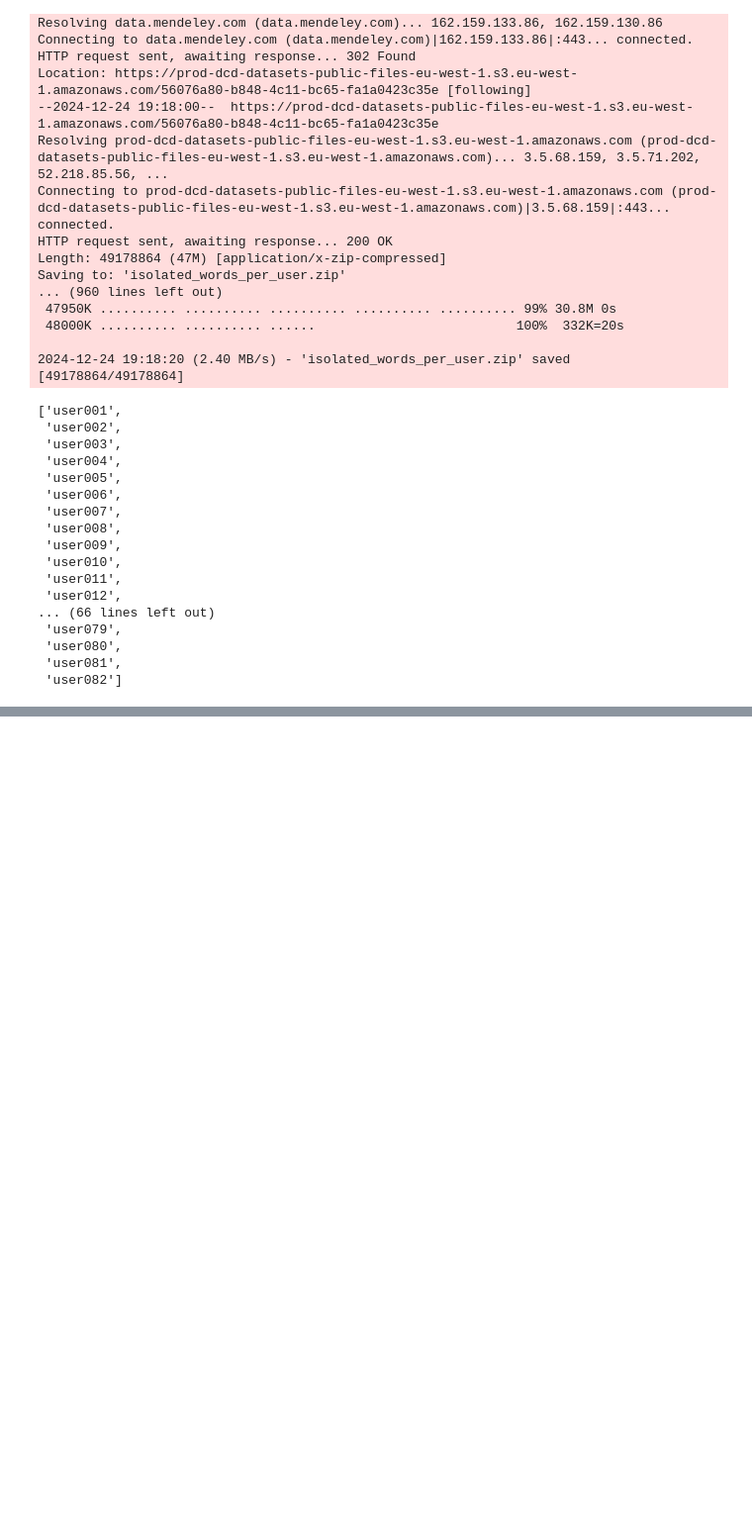
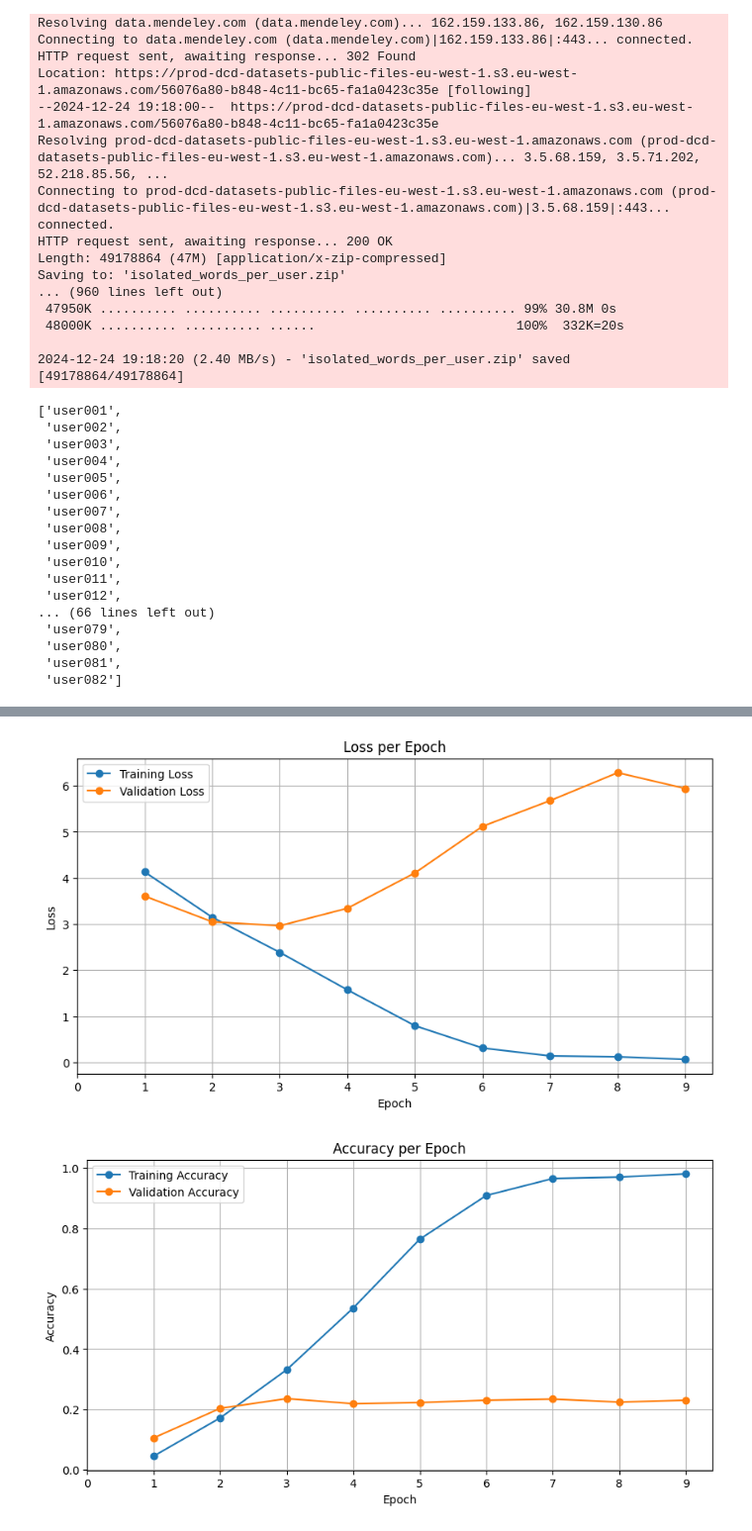
Before and after one commit to Mohammed-Abed-Alkareem/Arabic-Handwriting-Identification-Deep-Learning, a Jupyter notebook: projectCode/file.ipynb, the cells around one changed output, grey strips where cells are left out. Shown at 99% size. Drawn from its saved outputs; the diff is of its cells as text; code cells hidden in the pictures; blank space fills up the shorter version.

```diff
--- a/projectCode/file.ipynb
+++ b/projectCode/file.ipynb
@@ -172,0 +238,10 @@ Clipping input data to the valid range for imshow with RGB data ([0..1] for floa
+# %%
+net = NetCNN()
+
+device = torch.device('cuda:0'if torch.cuda.is_available() else'cpu')
+# Assuming that we are on a CUDA machine, this should print a CUDA device:
+print(device)
+
+net.to(device)
+
+torch.cuda.get_device_name(0)
@@ -172,0 +262,6 @@ Clipping input data to the valid range for imshow with RGB data ([0..1] for floa
+# %%
+import torch.optim as optim
+
+criterion = nn.CrossEntropyLoss()
+#adam optimizer
+optimizer = optim.Adam(net.parameters(), lr=0.001)
@@ -172,0 +383,28 @@ Clipping input data to the valid range for imshow with RGB data ([0..1] for floa
+# %%
+# Plotting the average loss per epoch
+plt.figure(figsize=(10, 5))
+plt.plot(range(1, len(epoch_loss_history) + 1), epoch_loss_history, marker='o', label='Training Loss')
+plt.plot(range(1, len(epoch_val_loss_history) + 1), epoch_val_loss_history, marker='o', label='Validation Loss')
+plt.title('Loss per Epoch')
+plt.xlabel('Epoch')
+plt.ylabel('Loss')
+plt.xticks(range(epoch+2))
+plt.legend()
+plt.grid(True)
+plt.show()
+
+
+# Plotting the accuracy per epoch
+plt.figure(figsize=(10, 5))
+plt.plot(range(1, len(epoch_train_acc_history) + 1), epoch_train_acc_history, marker='o', label='Training Accuracy')
+plt.plot(range(1, len(epoch_val_acc_history) + 1), epoch_val_acc_history, marker='o', label='Validation Accuracy')
+plt.title('Accuracy per Epoch')
+plt.xlabel('Epoch')
+plt.ylabel('Accuracy')
+plt.xticks(range(epoch+2))
+plt.legend()
+plt.grid(True)
+plt.show()
+# %% [output]
+[figure, added]
+[figure, added]
```
Also changed, not shown: parts of 10 cells of this notebook.
